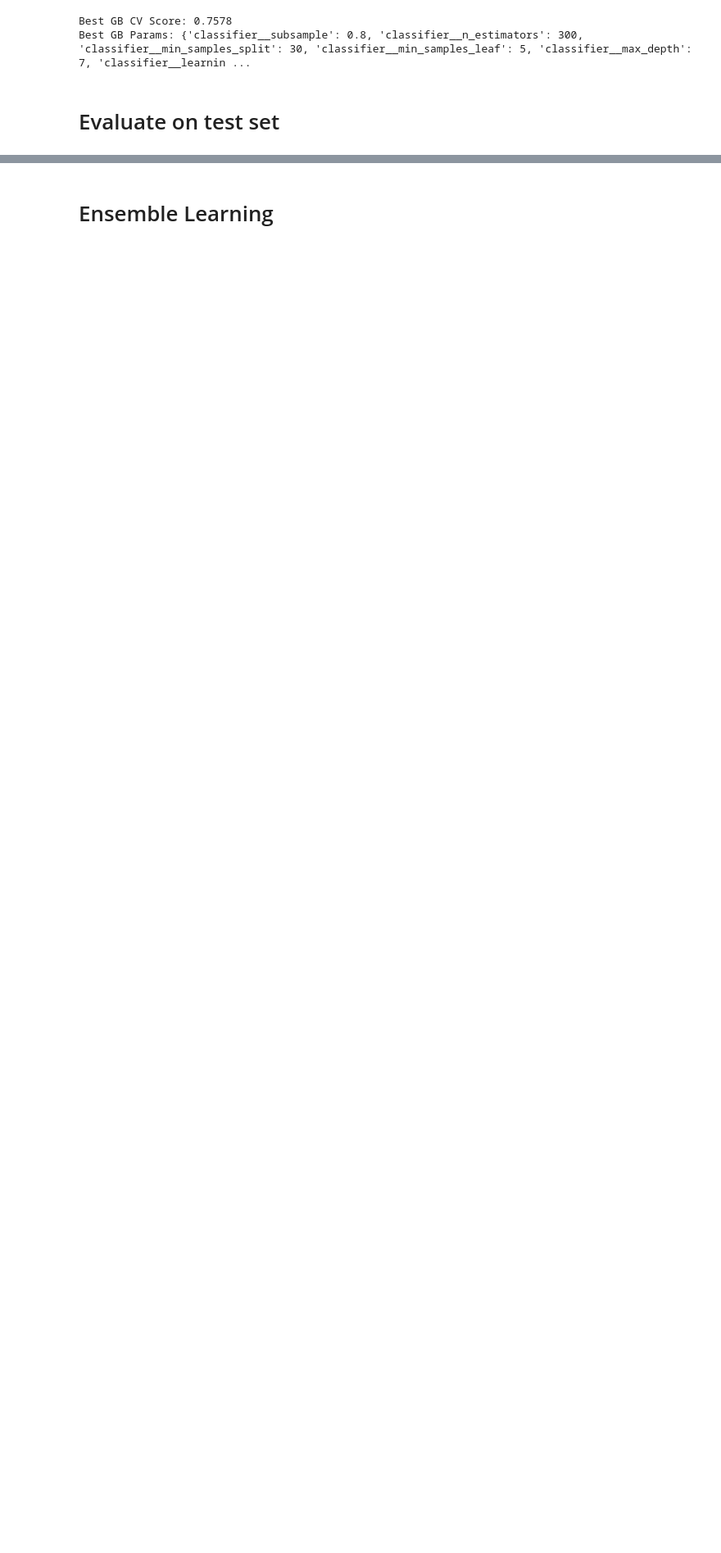
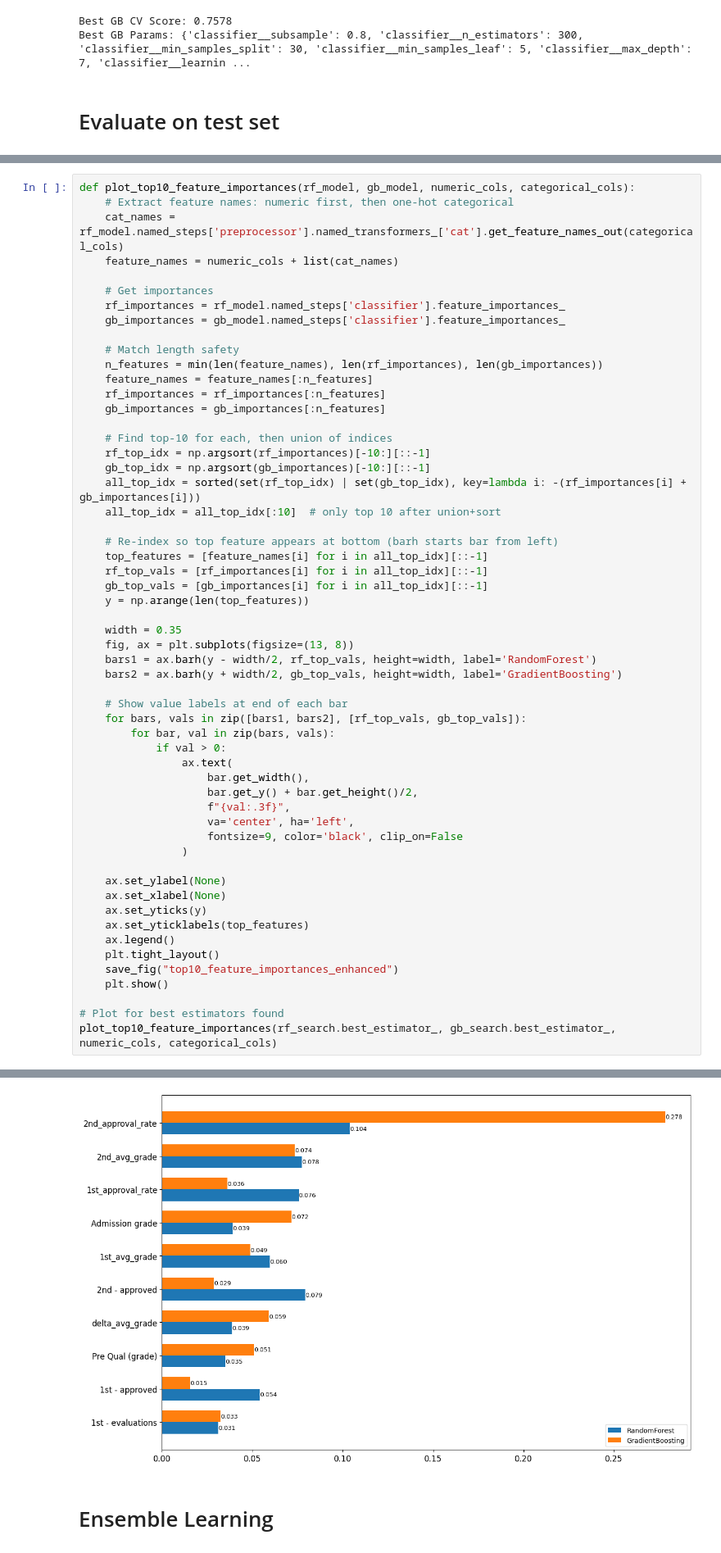
Before and after one commit to doxncwfn/mlassignmenthcmut, a Jupyter notebook: src/hypertuning.ipynb, the cells around one changed output, grey strips where cells are left out. Shown at 82% size. Drawn from its saved outputs; the diff is of its cells as text; blank space fills up the shorter version.

```diff
--- a/src/hypertuning.ipynb
+++ b/src/hypertuning.ipynb
@@ -460,3 +486,60 @@ GradientBoosting      0.708061  0.881817
 | 0 | Application order | 0.012406 |
 | 35 | Scholarship_1 | 0.011510 |
 | 44 | age_group_0 | 0.010112 |
+# %%
+def plot_top10_feature_importances(rf_model, gb_model, numeric_cols, categorical_cols):
+    # Extract feature names: numeric first, then one-hot categorical
+    cat_names = rf_model.named_steps['preprocessor'].named_transformers_['cat'].get_feature_names_out(categorical_cols)
+    feature_names = numeric_cols + list(cat_names)
+
+    # Get importances
+    rf_importances = rf_model.named_steps['classifier'].feature_importances_
+    gb_importances = gb_model.named_steps['classifier'].feature_importances_
+
+    # Match length safety
+    n_features = min(len(feature_names), len(rf_importances), len(gb_importances))
+    feature_names = feature_names[:n_features]
+    rf_importances = rf_importances[:n_features]
+    gb_importances = gb_importances[:n_features]
+
+    # Find top-10 for each, then union of indices
+    rf_top_idx = np.argsort(rf_importances)[-10:][::-1]
+    gb_top_idx = np.argsort(gb_importances)[-10:][::-1]
+    all_top_idx = sorted(set(rf_top_idx) | set(gb_top_idx), key=lambda i: -(rf_importances[i] + gb_importances[i]))
+    all_top_idx = all_top_idx[:10]  # only top 10 after union+sort
+
+    # Re-index so top feature appears at bottom (barh starts bar from left)
+    top_features = [feature_names[i] for i in all_top_idx][::-1]
+    rf_top_vals = [rf_importances[i] for i in all_top_idx][::-1]
+    gb_top_vals = [gb_importances[i] for i in all_top_idx][::-1]
+    y = np.arange(len(top_features))
+
+    width = 0.35
+    fig, ax = plt.subplots(figsize=(13, 8))
+    bars1 = ax.barh(y - width/2, rf_top_vals, height=width, label='RandomForest')
+    bars2 = ax.barh(y + width/2, gb_top_vals, height=width, label='GradientBoosting')
+
+    # Show value labels at end of each bar
+    for bars, vals in zip([bars1, bars2], [rf_top_vals, gb_top_vals]):
+        for bar, val in zip(bars, vals):
+            if val > 0:
+                ax.text(
+                    bar.get_width(),
+                    bar.get_y() + bar.get_height()/2,
+                    f"{val:.3f}",
+                    va='center', ha='left',
+                    fontsize=9, color='black', clip_on=False
+                )
+
+    ax.set_ylabel(None)
+    ax.set_xlabel(None)
+    ax.set_yticks(y)
+    ax.set_yticklabels(top_features)
+    ax.legend()
+    plt.tight_layout()
+    save_fig("top10_feature_importances_enhanced")
+    plt.show()
+
+# Plot for best estimators found
+plot_top10_feature_importances(rf_search.best_estimator_, gb_search.best_estimator_, numeric_cols, categorical_cols)
+# %% [output]
@@ -463,3 +547,4 @@ GradientBoosting      0.708061  0.881817
+[figure, added]
 # %% [markdown]
 # Ensemble Learning
 # %%
```
Also changed, not shown: parts of 4 cells of this notebook, 9 other files.
